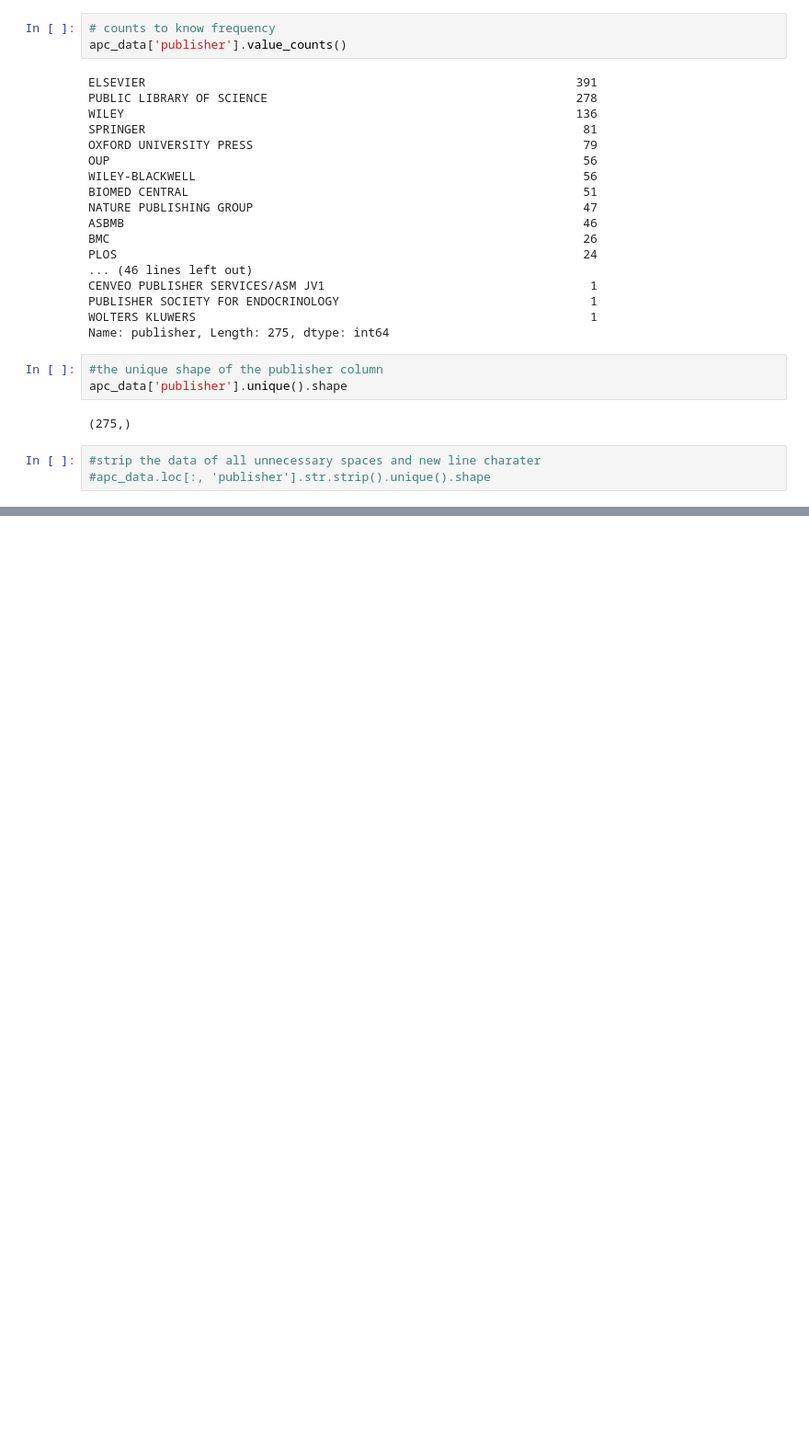
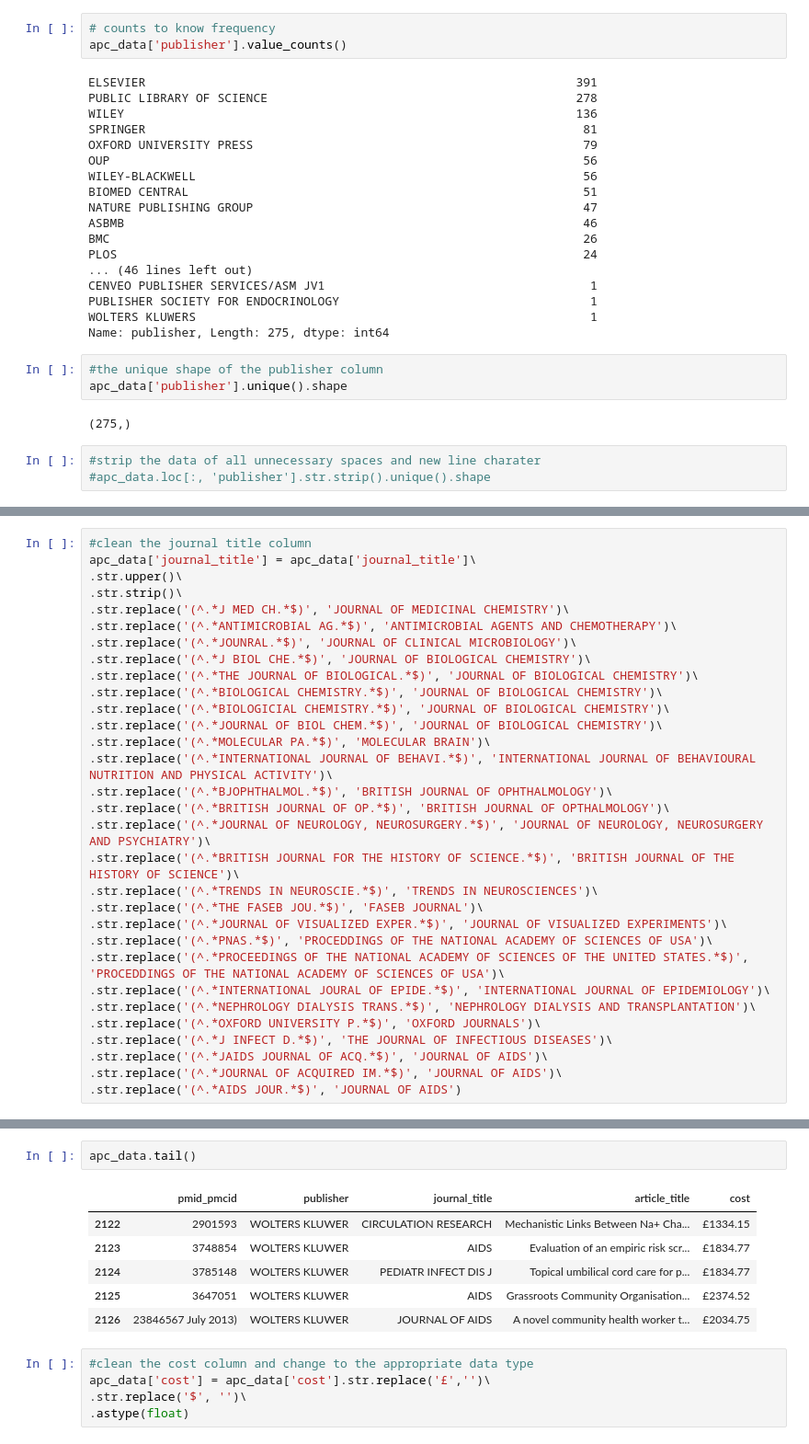
Before and after one commit to ajakaiye33/Data_Science_Bootcamp, a Jupyter notebook: intermediate_viz/data_cleaning_drill/data_cleaning.ipynb, the cells around one changed output, grey strips where cells are left out. Shown: that part at 92% size. Cells and saved outputs as stored; diff of their text form; blank space fills up the shorter version.

```diff
--- a/intermediate_viz/data_cleaning_drill/data_cleaning.ipynb
+++ b/intermediate_viz/data_cleaning_drill/data_cleaning.ipynb
@@ -188,0 +216,31 @@ apc_data[apc_data.publisher=='JOURNAL OF THE AMERICAN PHYSIOLOGICAL PROCEEDINGS
+# %%
+#clean the journal title column
+apc_data['journal_title'] = apc_data['journal_title']\
+.str.upper()\
+.str.strip()\
+.str.replace('(^.*J MED CH.*$)', 'JOURNAL OF MEDICINAL CHEMISTRY')\
+.str.replace('(^.*ANTIMICROBIAL AG.*$)', 'ANTIMICROBIAL AGENTS AND CHEMOTHERAPY')\
+.str.replace('(^.*JOUNRAL.*$)', 'JOURNAL OF CLINICAL MICROBIOLOGY')\
+.str.replace('(^.*J BIOL CHE.*$)', 'JOURNAL OF BIOLOGICAL CHEMISTRY')\
+.str.replace('(^.*THE JOURNAL OF BIOLOGICAL.*$)', 'JOURNAL OF BIOLOGICAL CHEMISTRY')\
+.str.replace('(^.*BIOLOGICAL CHEMISTRY.*$)', 'JOURNAL OF BIOLOGICAL CHEMISTRY')\
+.str.replace('(^.*BIOLOGICIAL CHEMISTRY.*$)', 'JOURNAL OF BIOLOGICAL CHEMISTRY')\
+.str.replace('(^.*JOURNAL OF BIOL CHEM.*$)', 'JOURNAL OF BIOLOGICAL CHEMISTRY')\
+.str.replace('(^.*MOLECULAR PA.*$)', 'MOLECULAR BRAIN')\
+.str.replace('(^.*INTERNATIONAL JOURNAL OF BEHAVI.*$)', 'INTERNATIONAL JOURNAL OF BEHAVIOURAL NUTRITION AND PHYSICAL ACTIVITY')\
+.str.replace('(^.*BJOPHTHALMOL.*$)', 'BRITISH JOURNAL OF OPHTHALMOLOGY')\
+.str.replace('(^.*BRITISH JOURNAL OF OP.*$)', 'BRITISH JOURNAL OF OPTHALMOLOGY')\
+.str.replace('(^.*JOURNAL OF NEUROLOGY, NEUROSURGERY.*$)', 'JOURNAL OF NEUROLOGY, NEUROSURGERY AND PSYCHIATRY')\
+.str.replace('(^.*BRITISH JOURNAL FOR THE HISTORY OF SCIENCE.*$)', 'BRITISH JOURNAL OF THE HISTORY OF SCIENCE')\
+.str.replace('(^.*TRENDS IN NEUROSCIE.*$)', 'TRENDS IN NEUROSCIENCES')\
+.str.replace('(^.*THE FASEB JOU.*$)', 'FASEB JOURNAL')\
+.str.replace('(^.*JOURNAL OF VISUALIZED EXPER.*$)', 'JOURNAL OF VISUALIZED EXPERIMENTS')\
+.str.replace('(^.*PNAS.*$)', 'PROCEDDINGS OF THE NATIONAL ACADEMY OF SCIENCES OF USA')\
+.str.replace('(^.*PROCEEDINGS OF THE NATIONAL ACADEMY OF SCIENCES OF THE UNITED STATES.*$)', 'PROCEDDINGS OF THE NATIONAL ACADEMY OF SCIENCES OF USA')\
+.str.replace('(^.*INTERNATIONAL JOURAL OF EPIDE.*$)', 'INTERNATIONAL JOURNAL OF EPIDEMIOLOGY')\
+.str.replace('(^.*NEPHROLOGY DIALYSIS TRANS.*$)', 'NEPHROLOGY DIALYSIS AND TRANSPLANTATION')\
+.str.replace('(^.*OXFORD UNIVERSITY P.*$)', 'OXFORD JOURNALS')\
+.str.replace('(^.*J INFECT D.*$)', 'THE JOURNAL OF INFECTIOUS DISEASES')\
+.str.replace('(^.*JAIDS JOURNAL OF ACQ.*$)', 'JOURNAL OF AIDS')\
+.str.replace('(^.*JOURNAL OF ACQUIRED IM.*$)', 'JOURNAL OF AIDS')\
+.str.replace('(^.*AIDS JOUR.*$)', 'JOURNAL OF AIDS')
@@ -188,0 +272,14 @@ apc_data[apc_data.publisher=='JOURNAL OF THE AMERICAN PHYSIOLOGICAL PROCEEDINGS
+# %%
+apc_data.tail()
+# %% [output]
+|  | pmid_pmcid | publisher | journal_title | article_title | cost |
+| 2122 | 2901593 | WOLTERS KLUWER | CIRCULATION RESEARCH | Mechanistic Links Between Na+ Cha... | £1334.15 |
+| 2123 | 3748854 | WOLTERS KLUWER | AIDS | Evaluation of an empiric risk scr... | £1834.77 |
+| 2124 | 3785148 | WOLTERS KLUWER | PEDIATR INFECT DIS J | Topical umbilical cord care for p... | £1834.77 |
+| 2125 | 3647051 | WOLTERS KLUWER | AIDS | Grassroots Community Organisation... | £2374.52 |
+| 2126 | 23846567 July 2013) | WOLTERS KLUWER | JOURNAL OF AIDS | A novel community health worker t... | £2034.75 |
+# %%
+#clean the cost column and change to the appropriate data type
+apc_data['cost'] = apc_data['cost'].str.replace('£','')\
+.str.replace('$', '')\
+.astype(float)
```
Also changed, not shown: parts of 28 cells of this notebook.
